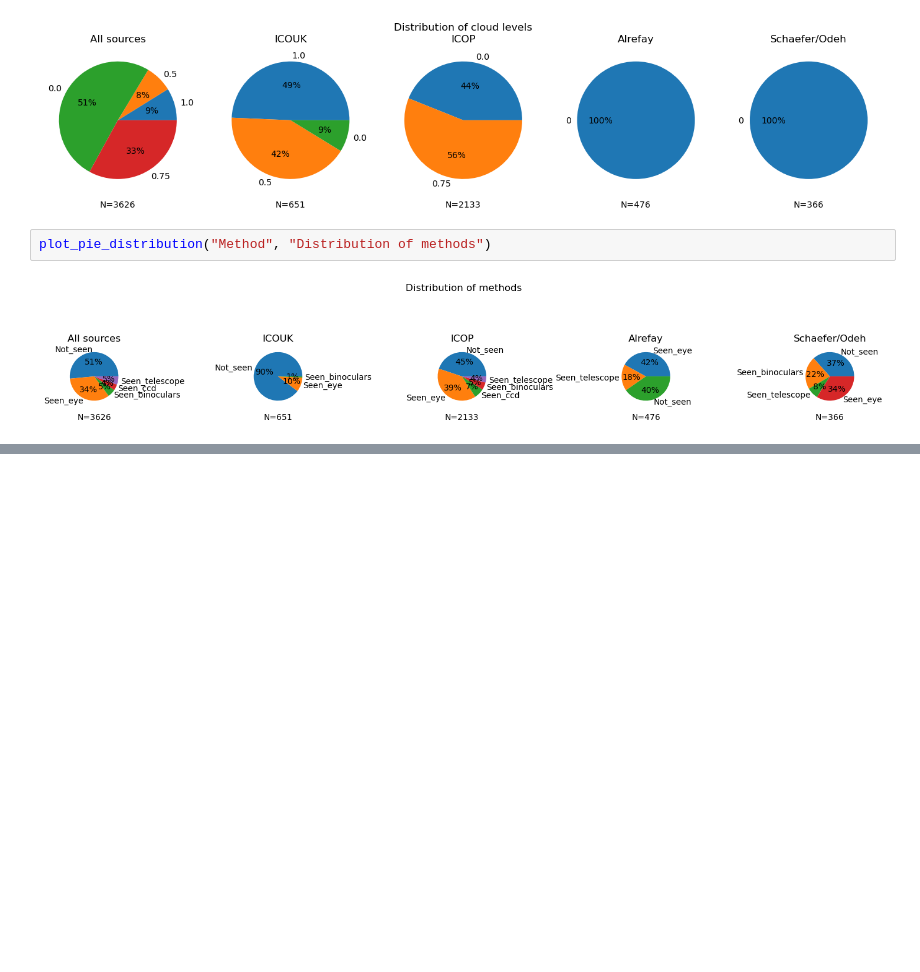
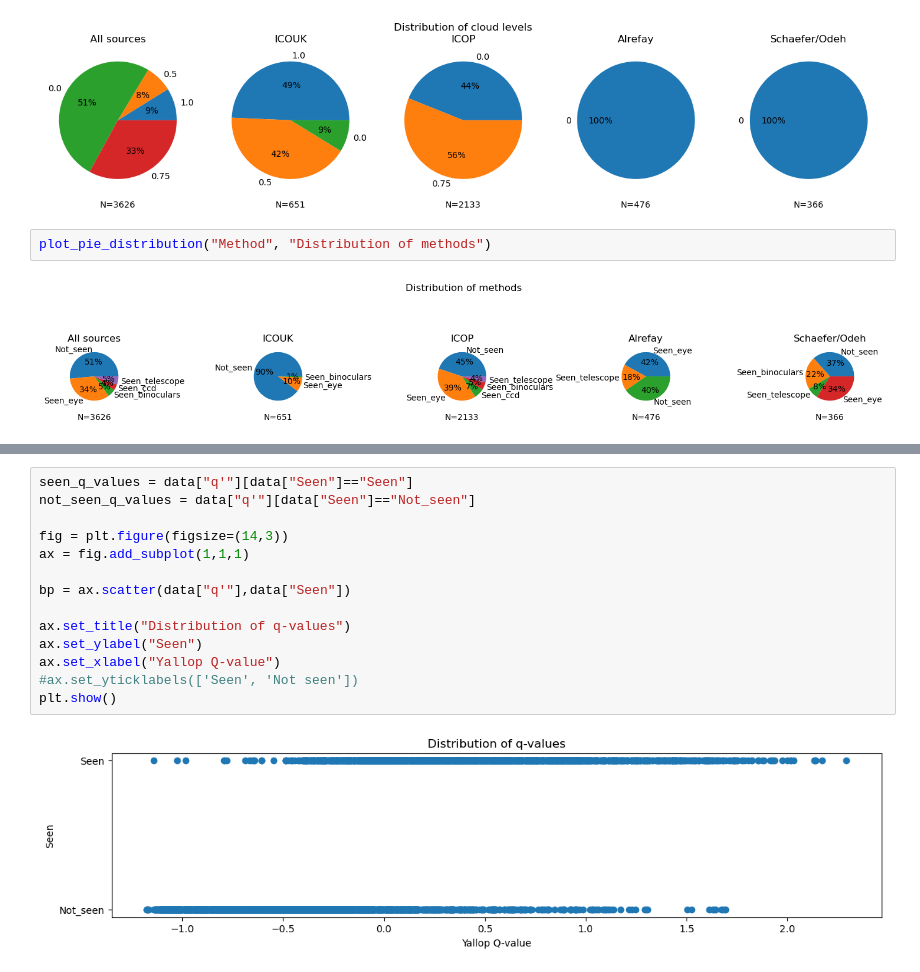
Before and after one commit to EmmaAlexander/mphys-moon, a Jupyter notebook: Code/moon_sightings_visualisation.ipynb, the cells around one changed output, grey strips where cells are left out. Drawn from its saved outputs; the diff is of its cells as text; blank space fills up the shorter version.

```diff
--- a/Code/moon_sightings_visualisation.ipynb
+++ b/Code/moon_sightings_visualisation.ipynb
@@ -104,0 +177,16 @@ plt.show()
+# %%
+seen_q_values = data["q'"][data["Seen"]=="Seen"]
+not_seen_q_values = data["q'"][data["Seen"]=="Not_seen"]
+
+fig = plt.figure(figsize=(14,3))
+ax = fig.add_subplot(1,1,1)
+
+bp = ax.scatter(data["q'"],data["Seen"])
+
+ax.set_title("Distribution of q-values")
+ax.set_ylabel("Seen")
+ax.set_xlabel("Yallop Q-value")
+#ax.set_yticklabels(['Seen', 'Not seen'])
+plt.show()
+# %% [output]
+[figure, added]
```
Also changed, not shown: parts of 13 cells of this notebook, 10 other files.
